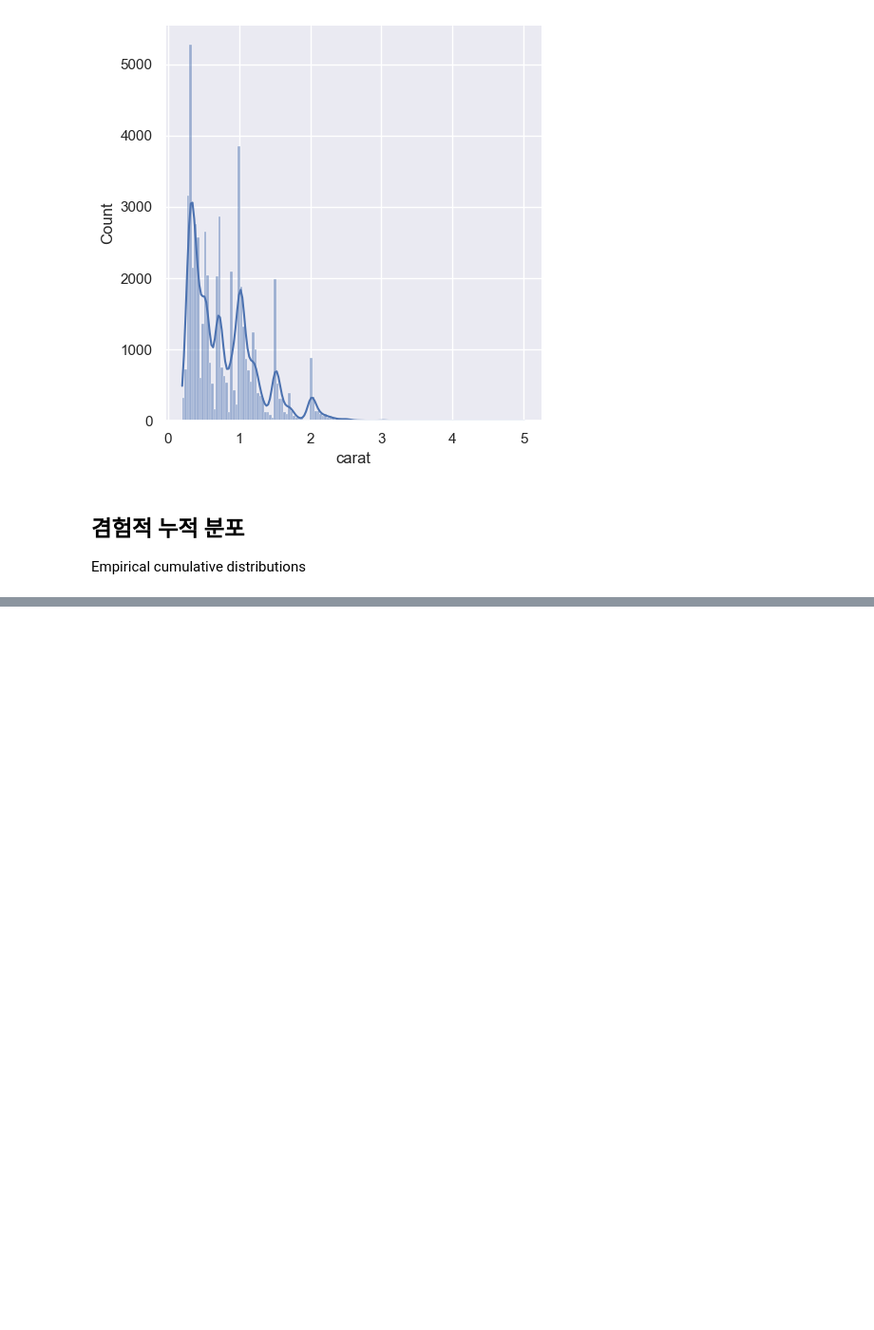
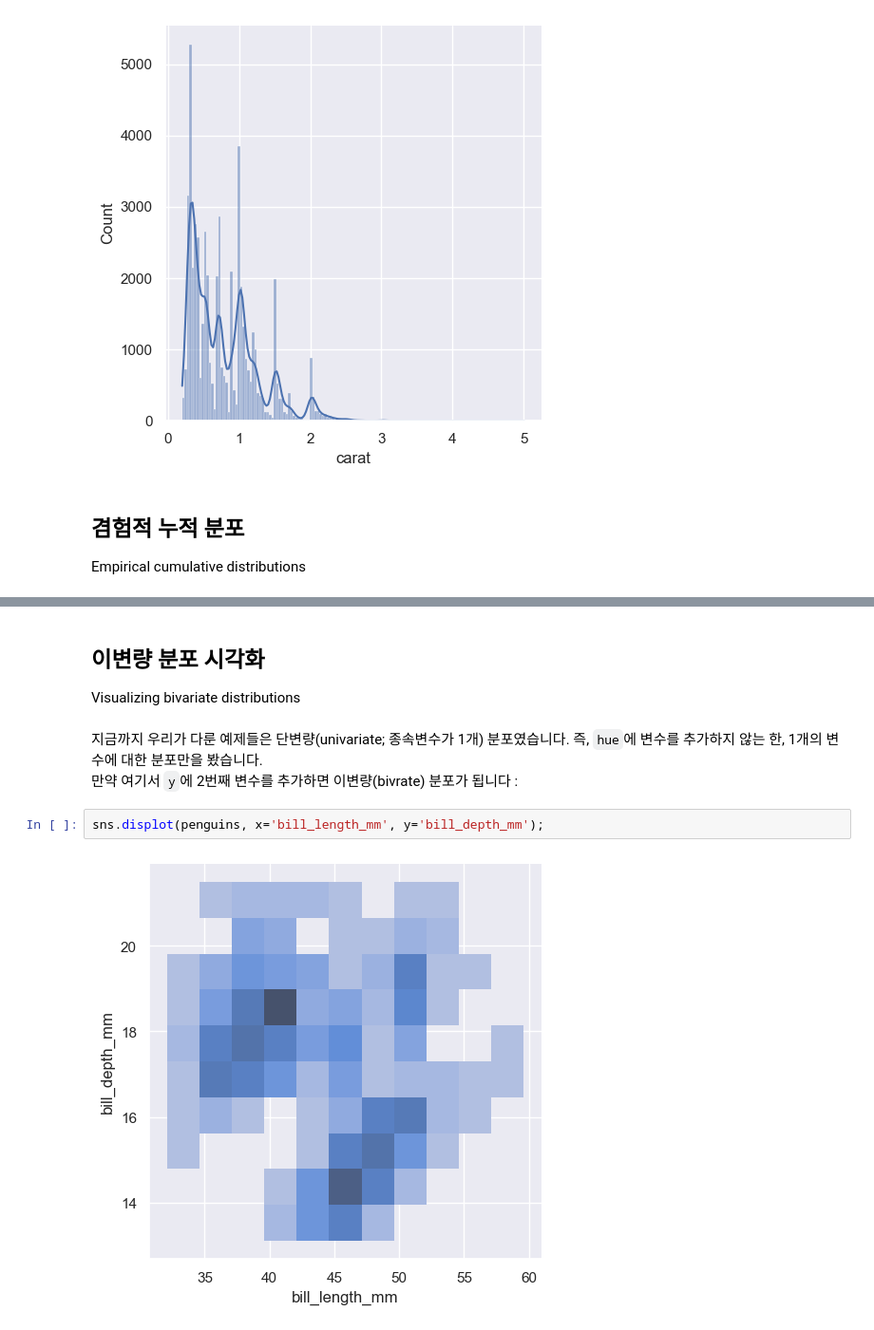
Before and after one commit to kjmn1105/Seaborn-Tuorial, a Jupyter notebook: 07_Plotting functions (2).ipynb, the cells around one changed output, grey strips where cells are left out. Shown at 95% size. Saved outputs shown, nothing was run; the diff lists cells and outputs as text; blank space fills up the shorter version.

```diff
--- a/07_Plotting functions (2).ipynb
+++ b/07_Plotting functions (2).ipynb
@@ -259,0 +258,12 @@ Visualizing bivariate distributions
+# %% [markdown]
+## 이변량 분포 시각화
+Visualizing bivariate distributions
+# %% [markdown]
+
+
+지금까지 우리가 다룬 예제들은 단변량(univariate; 종속변수가 1개) 분포였습니다. 즉, `hue`에 변수를 추가하지 않는 한, 1개의 변수에 대한 분포만을 봤습니다.
+만약 여기서 `y`에 2번째 변수를 추가하면 이변량(bivrate) 분포가 됩니다 :
+# %%
+sns.displot(penguins, x='bill_length_mm', y='bill_depth_mm');
+# %% [output]
+[figure, added]
```
Also changed, not shown: parts of 15 cells of this notebook.
